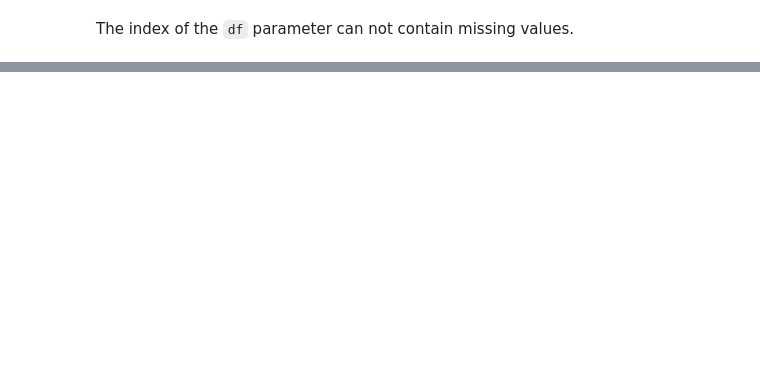
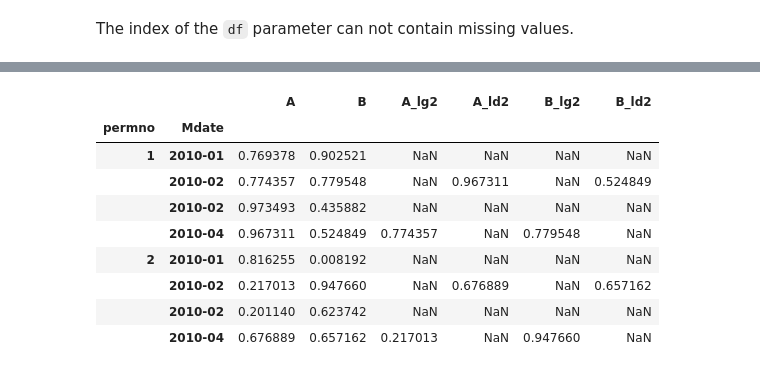
Before and after one commit to ionmihai/pandasmore, a Jupyter notebook: nbs/00_core.ipynb, the cells around one changed output, grey strips where cells are left out. Saved outputs shown, nothing was run; the diff lists cells and outputs as text; code cells hidden in the pictures; blank space fills up the shorter version.

```diff
--- a/nbs/00_core.ipynb
+++ b/nbs/00_core.ipynb
@@ -144,0 +195,13 @@ Name: A_lag1, dtype: float64
+# %%
+add_lags(df,vars=['A','B'],lags=[2,-2], lag_suffix='_lg', lead_suffix='_ld')
+# %% [output]
+|  |  | A | B | A_lg2 | A_ld2 | B_lg2 | B_ld2 |
+| permno | Mdate |  |  |  |  |  |  |
+| 1 | 2010-01 | 0.769378 | 0.902521 | NaN | NaN | NaN | NaN |
+|  | 2010-02 | 0.774357 | 0.779548 | NaN | 0.967311 | NaN | 0.524849 |
+|  | 2010-02 | 0.973493 | 0.435882 | NaN | NaN | NaN | NaN |
+|  | 2010-04 | 0.967311 | 0.524849 | 0.774357 | NaN | 0.779548 | NaN |
+| 2 | 2010-01 | 0.816255 | 0.008192 | NaN | NaN | NaN | NaN |
+|  | 2010-02 | 0.217013 | 0.947660 | NaN | 0.676889 | NaN | 0.657162 |
+|  | 2010-02 | 0.201140 | 0.623742 | NaN | NaN | NaN | NaN |
+|  | 2010-04 | 0.676889 | 0.657162 | 0.217013 | NaN | 0.947660 | NaN |
```
Also changed, not shown: parts of 23 cells of this notebook, 4 other files.
